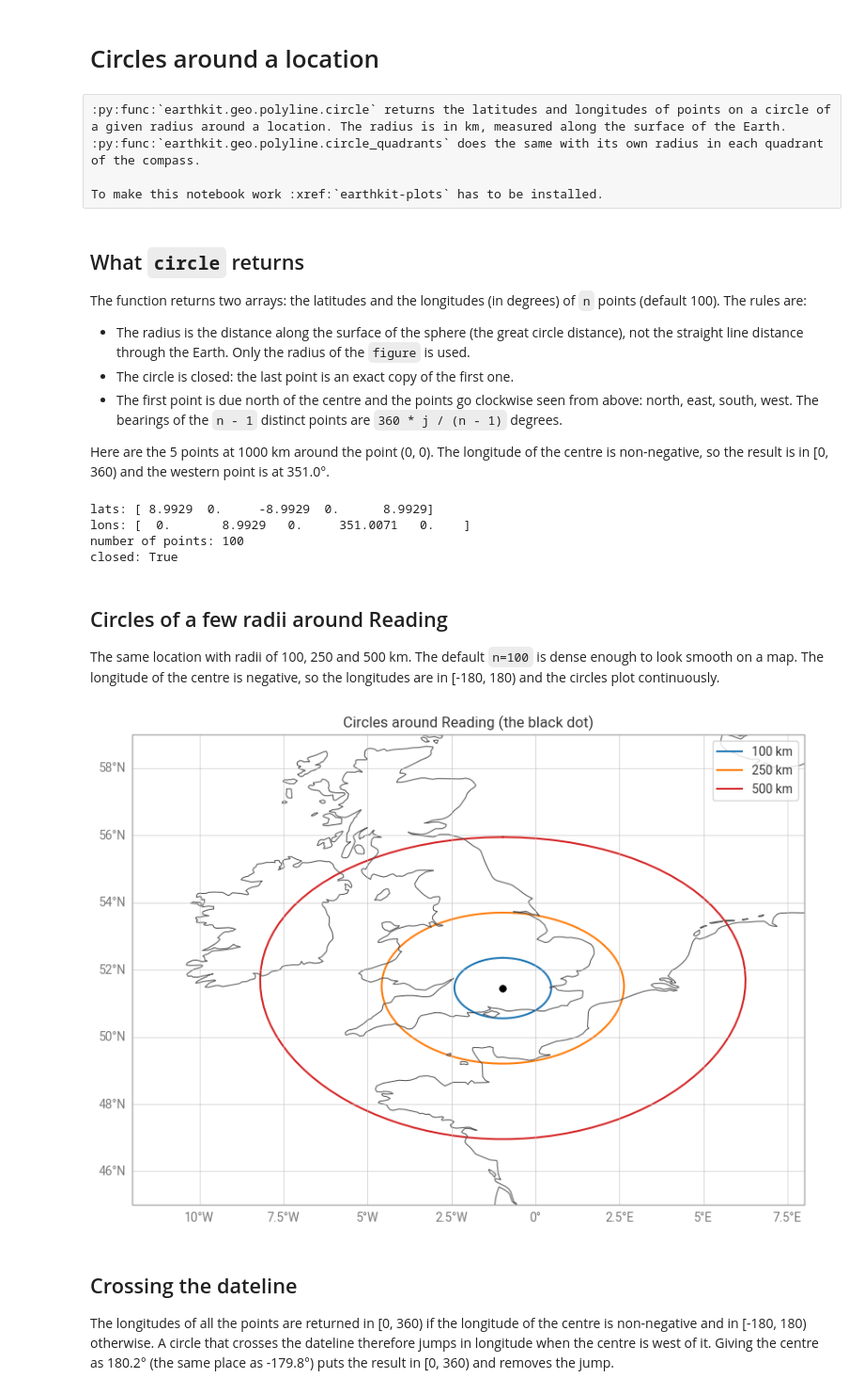
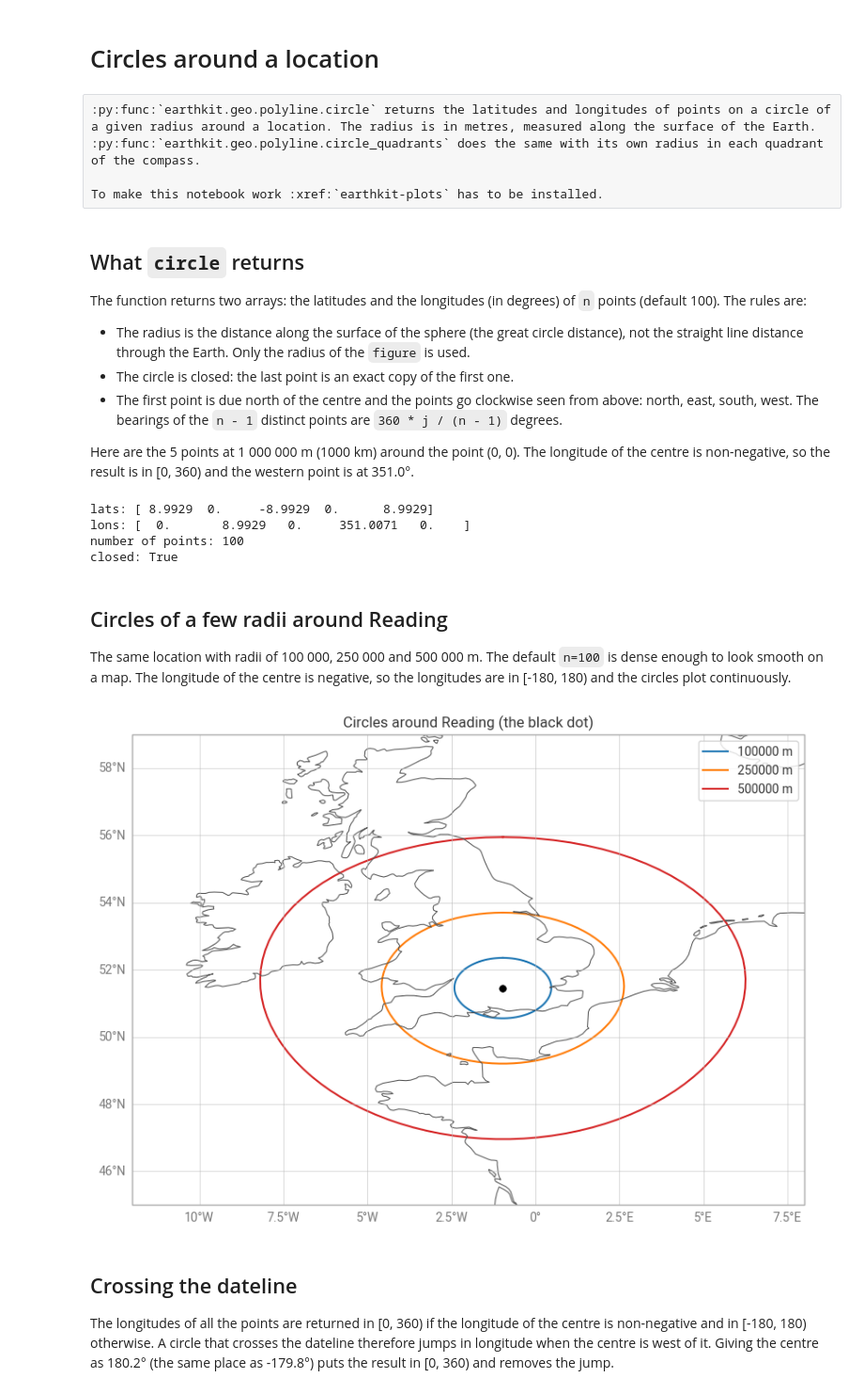
Before and after one commit to ecmwf/earthkit-geo, a Jupyter notebook: docs/tutorials/polyline/circle.ipynb, the cells around one changed output. Shown at 94% size. Drawn from its saved outputs; the diff is of its cells as text; code cells hidden in the pictures.

```diff
--- a/docs/tutorials/polyline/circle.ipynb
+++ b/docs/tutorials/polyline/circle.ipynb
@@ -1,7 +1,7 @@
 # %% [markdown]
 # Circles around a location
 # %% [raw]
-:py:func:`earthkit.geo.polyline.circle` returns the latitudes and longitudes of points on a circle of a given radius around a location. The radius is in km, measured along the surface of the Earth. :py:func:`earthkit.geo.polyline.circle_quadrants` does the same with its own radius in each quadrant of the compass.
+:py:func:`earthkit.geo.polyline.circle` returns the latitudes and longitudes of points on a circle of a given radius around a location. The radius is in metres, measured along the surface of the Earth. :py:func:`earthkit.geo.polyline.circle_quadrants` does the same with its own radius in each quadrant of the compass.
 
 To make this notebook work :xref:`earthkit-plots` has to be installed.
 # %%
@@ -23,14 +23,14 @@ The function returns two arrays: the latitudes and the longitudes (in degrees) o
 - The first point is due north of the centre and the points go clockwise seen from above: north,
   east, south, west. The bearings of the ``n - 1`` distinct points are ``360 * j / (n - 1)`` degrees.
 
-Here are the 5 points at 1000 km around the point (0, 0). The longitude of the centre is
+Here are the 5 points at 1 000 000 m (1000 km) around the point (0, 0). The longitude of the centre is
 non-negative, so the result is in [0, 360) and the western point is at 351.0°.
 # %%
-lats, lons = circle(0, 0, 1000, n=5)
+lats, lons = circle(0, 0, 1000000, n=5)
 print("lats:", np.round(lats, 4) + 0.0)
 print("lons:", np.round(lons, 4) + 0.0)
 
-lats, lons = circle(51.45, -0.97, 250)  # Reading, UK
+lats, lons = circle(51.45, -0.97, 250000)  # Reading, UK
 print("number of points:", lats.shape[0])
 print("closed:", bool(lats[0] == lats[-1] and lons[0] == lons[-1]))
 # %% [output]
@@ -41,26 +41,26 @@ closed: True
 # %% [markdown]
 ## Circles of a few radii around Reading
 
-The same location with radii of 100, 250 and 500 km. The default ``n=100`` is dense enough to
+The same location with radii of 100 000, 250 000 and 500 000 m. The default ``n=100`` is dense enough to
 look smooth on a map. The longitude of the centre is negative, so the longitudes are in
 [-180, 180) and the circles plot continuously.
 # %%
 reading = (51.45, -0.97)
-colours = {100: "tab:blue", 250: "tab:orange", 500: "tab:red"}
+colours = {100000: "tab:blue", 250000: "tab:orange", 500000: "tab:red"}
 
 fig = ekp.Figure(rows=1, columns=1, figsize=(8, 6))
 m = fig.add_map(domain=[-12, 8, 45, 59], crs=ccrs.PlateCarree())
 for radius, colour in colours.items():
     lats, lons = circle(*reading, radius)
-    m.line(lons, lats, label=f"{radius} km", color=colour, linewidth=1.5)
+    m.line(lons, lats, label=f"{radius} m", color=colour, linewidth=1.5)
 m.scatter([reading[1]], [reading[0]], color="k", s=30, zorder=5)
 m.coastlines()
 m.gridlines()
 m.title("Circles around Reading (the black dot)")
 m.legend()
 fig.show()
 # %% [output]
-[figure, old version]
+[figure, new version]
 # %% [markdown]
 ## Crossing the dateline
 
```
Also changed, not shown: parts of 7 cells of this notebook, 3 other files.
